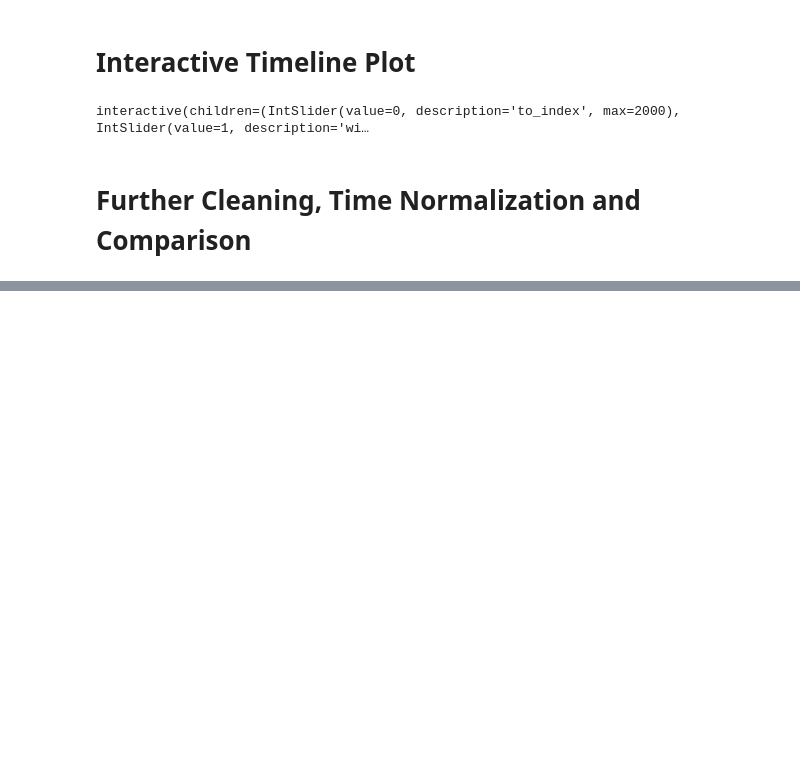
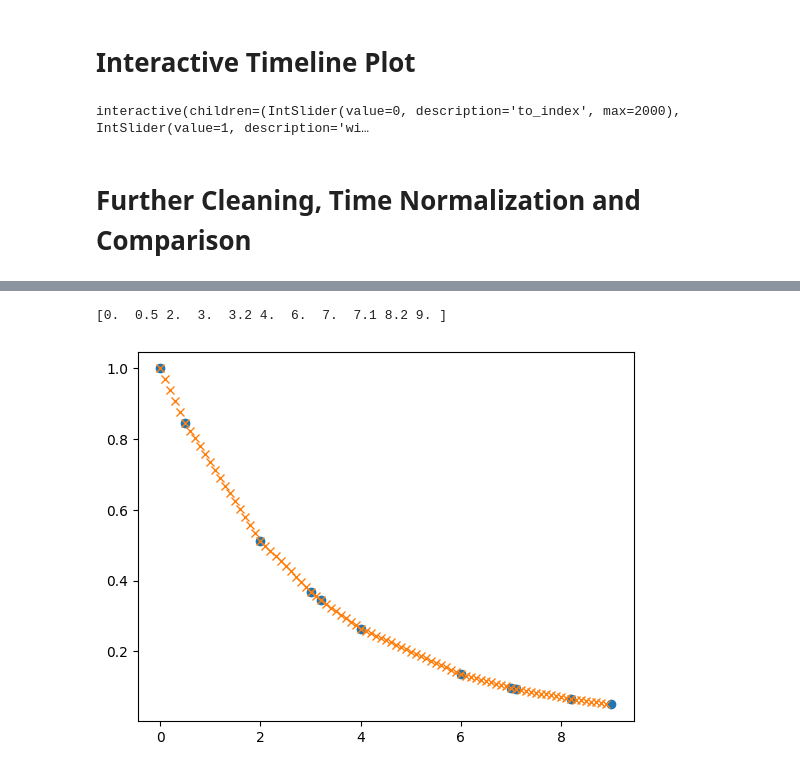
Before and after one commit to snphan/pozyx-thesis, a Jupyter notebook: 2023-01-18 Dynamic Testing and # of Anchors Testing/kitchen_analysis.ipynb, the cells around one changed output, grey strips where cells are left out. Drawn from its saved outputs; the diff is of its cells as text; code cells hidden in the pictures; blank space fills up the shorter version.

```diff
--- a/2023-01-18 Dynamic Testing and # of Anchors Testing/kitchen_analysis.ipynb
+++ b/2023-01-18 Dynamic Testing and # of Anchors Testing/kitchen_analysis.ipynb
@@ -68,0 +117,16 @@ interactive(children=(IntSlider(value=0, description='to_index', max=2000), IntS
+# %%
+import numpy as np
+import matplotlib.pyplot as plt
+from scipy import interpolate
+x = np.array([0,0.5,2,3,3.2,4,6,7,7.1,8.2,9])
+print(x)
+y = np.exp(-x/3.0)
+f = interpolate.interp1d(x, y)
+
+xnew = np.arange(0, 9, 0.1)
+ynew = f(xnew)   # use interpolation function returned by `interp1d`
+plt.plot(x, y, 'o', xnew, ynew, 'x')
+plt.show()
+# %% [output]
+[0.  0.5 2.  3.  3.2 4.  6.  7.  7.1 8.2 9. ]
+[figure, added]
```
Also changed, not shown: parts of 3 cells of this notebook.
